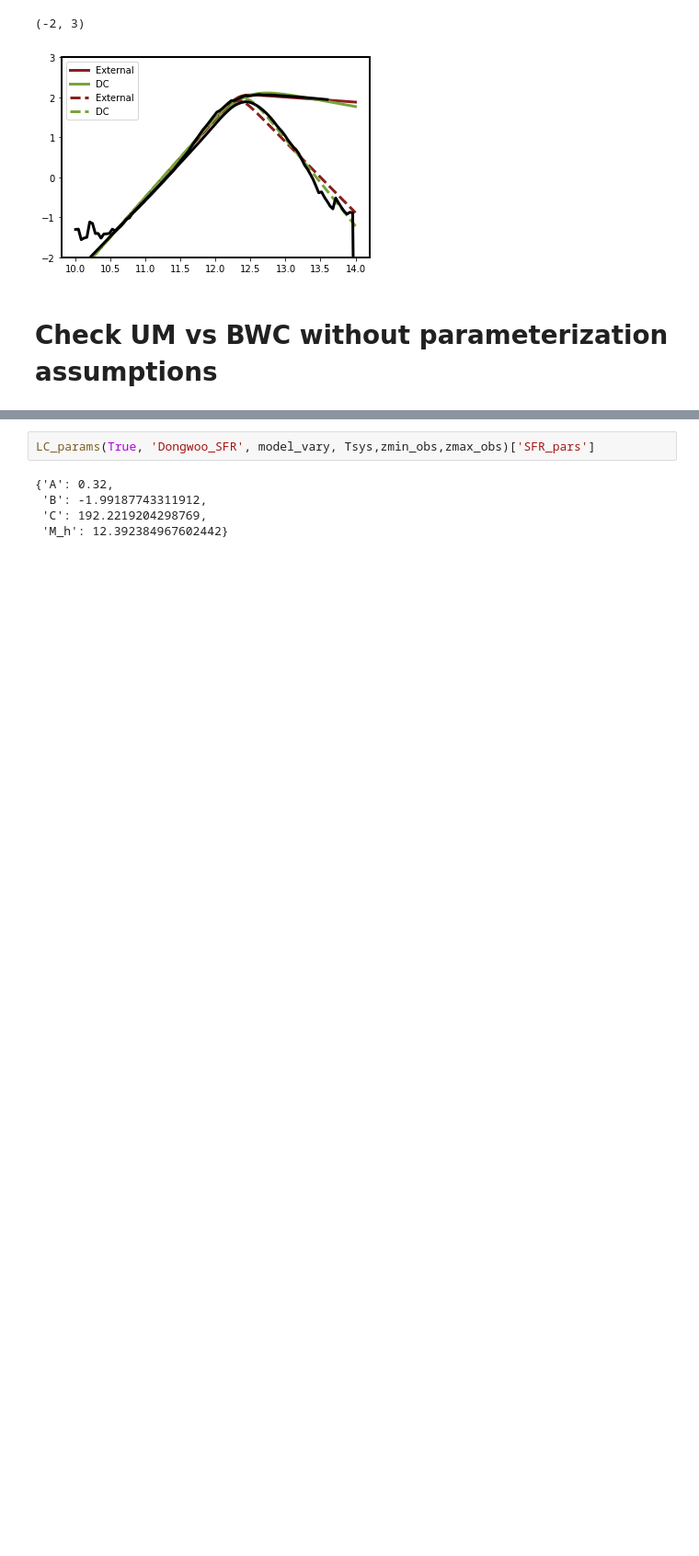
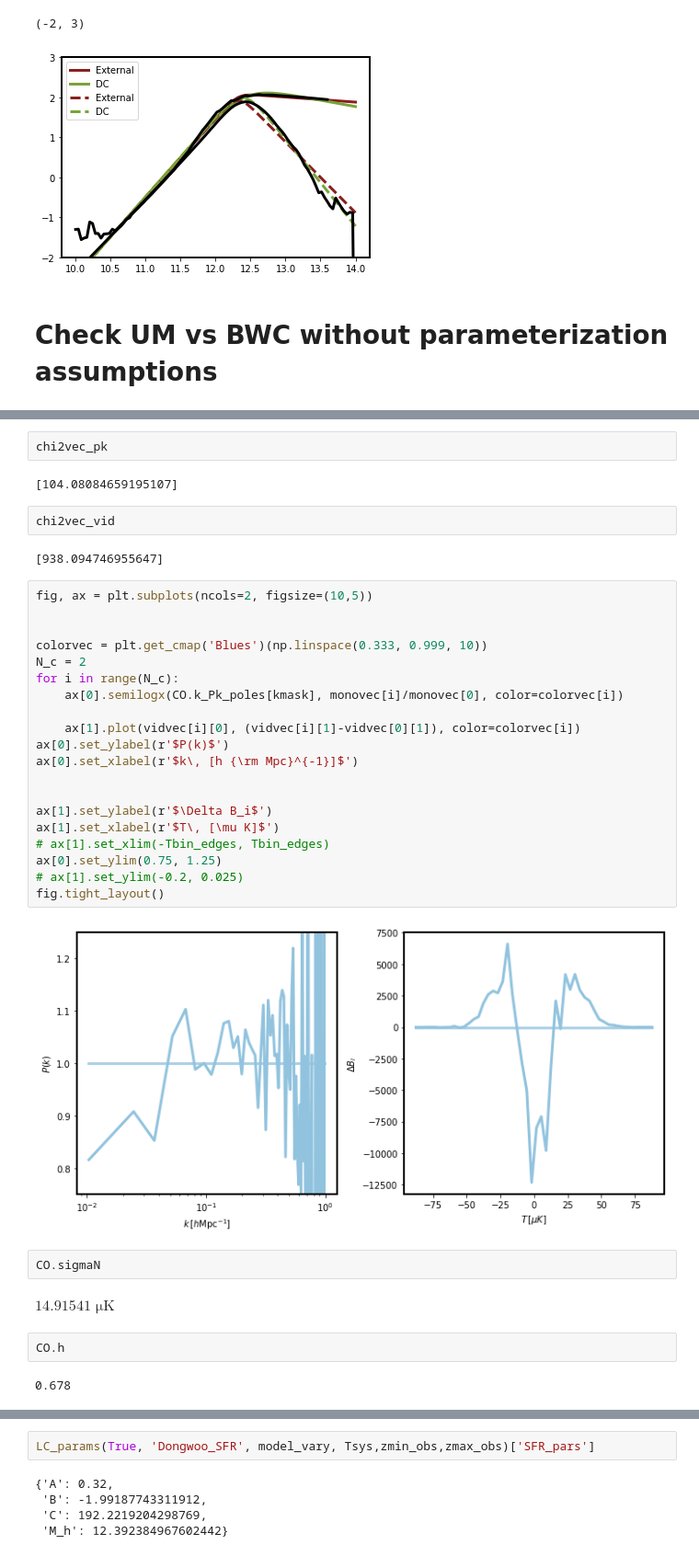
Before and after one commit to kokron/skyLine, a Jupyter notebook: notebooks/20211230-VarySlopePipeline.ipynb, the cells around one changed output, grey strips where cells are left out. Shown at 92% size. Drawn from its saved outputs; the diff is of its cells as text; blank space fills up the shorter version.

```diff
--- a/notebooks/20211230-VarySlopePipeline.ipynb
+++ b/notebooks/20211230-VarySlopePipeline.ipynb
@@ -935,0 +944,38 @@ AttributeError: 'numpy.ndarray' object has no attribute 'to'
+# %%
+chi2vec_pk
+# %% [output]
+[104.08084659195107]
+# %%
+chi2vec_vid
+# %% [output]
+[938.094746955647]
+# %%
+fig, ax = plt.subplots(ncols=2, figsize=(10,5))
+
+
+colorvec = plt.get_cmap('Blues')(np.linspace(0.333, 0.999, 10))
+N_c = 2
+for i in range(N_c):
+    ax[0].semilogx(CO.k_Pk_poles[kmask], monovec[i]/monovec[0], color=colorvec[i])
+
+    ax[1].plot(vidvec[i][0], (vidvec[i][1]-vidvec[0][1]), color=colorvec[i])
+ax[0].set_ylabel(r'$P(k)$')
+ax[0].set_xlabel(r'$k\, [h {\rm Mpc}^{-1}]$')
+
+
+ax[1].set_ylabel(r'$\Delta B_i$')
+ax[1].set_xlabel(r'$T\, [\mu K]$')
+# ax[1].set_xlim(-Tbin_edges, Tbin_edges)
+ax[0].set_ylim(0.75, 1.25)
+# ax[1].set_ylim(-0.2, 0.025)
+fig.tight_layout()
+# %% [output]
+[figure, added]
+# %%
+CO.sigmaN
+# %% [output]
+$14.91541 \; \mathrm{\mu K}$
+# %%
+CO.h
+# %% [output]
+0.678
```
Also changed, not shown: parts of 23 cells of this notebook, 2 other files.
